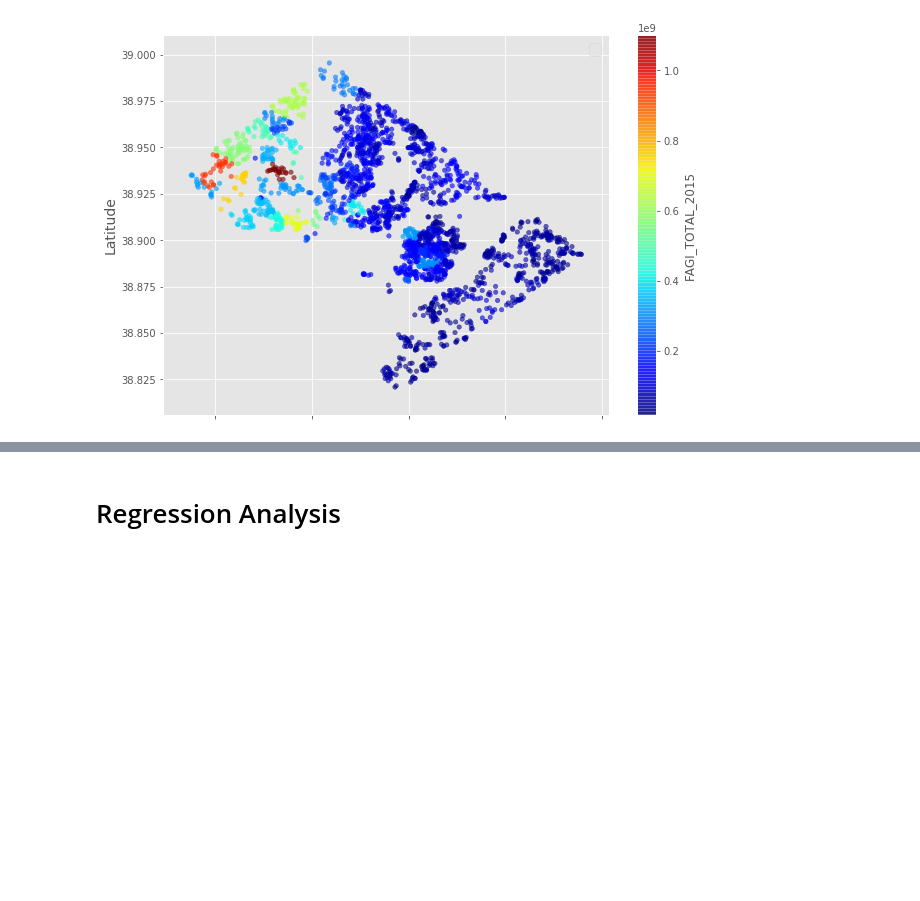
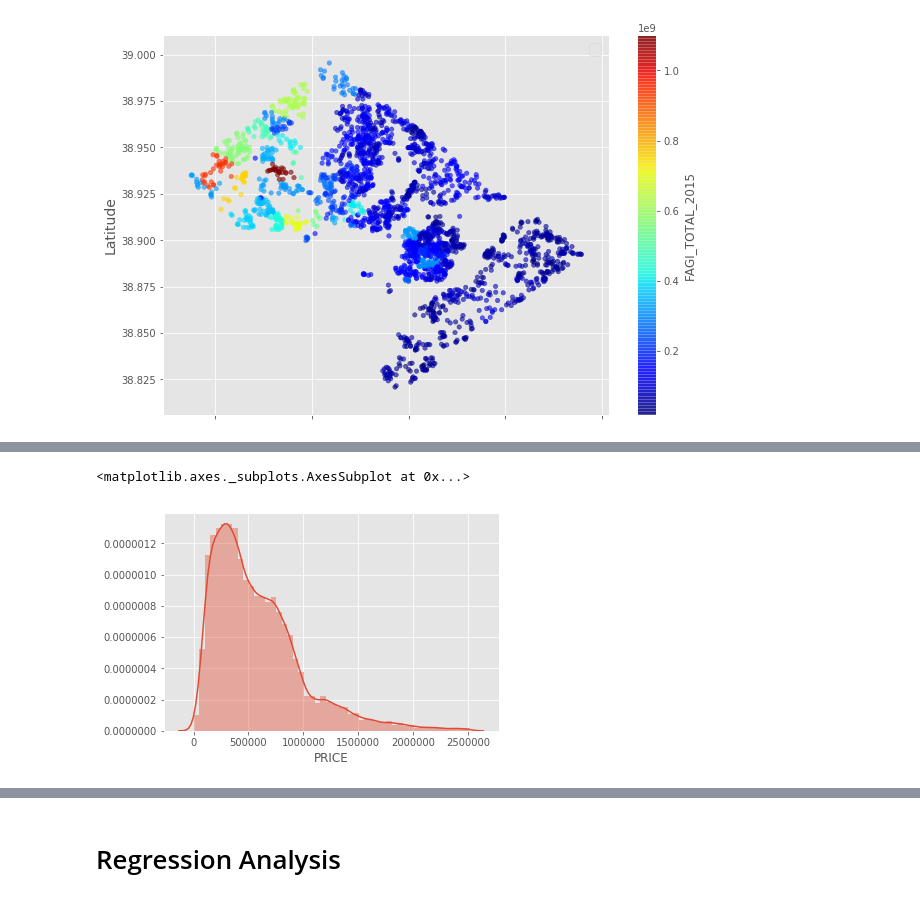
Before and after one commit to elieric/is843, a Jupyter notebook: assignment_1.ipynb, the cells around one changed output, grey strips where cells are left out. Cells and saved outputs as stored; diff of their text form; code cells hidden in the pictures; blank space fills up the shorter version.

```diff
--- a/assignment_1.ipynb
+++ b/assignment_1.ipynb
@@ -1154,3 +1154,8 @@ plt.show()
 # %% [output]
 No handles with labels found to put in legend.
 [figure]
+# %%
+# Convert to Pandas
+py_df_sample1 = df_new.toPandas()
+
+py_df_sample1.head()
@@ -1156,0 +1170,5 @@ No handles with labels found to put in legend.
+# %%
+sns.distplot(py_df_sample1["PRICE"] )
+# %% [output]
+<matplotlib.axes._subplots.AxesSubplot at 0x...>
+[figure, added]
```
Also changed, not shown: parts of 7 cells of this notebook.
